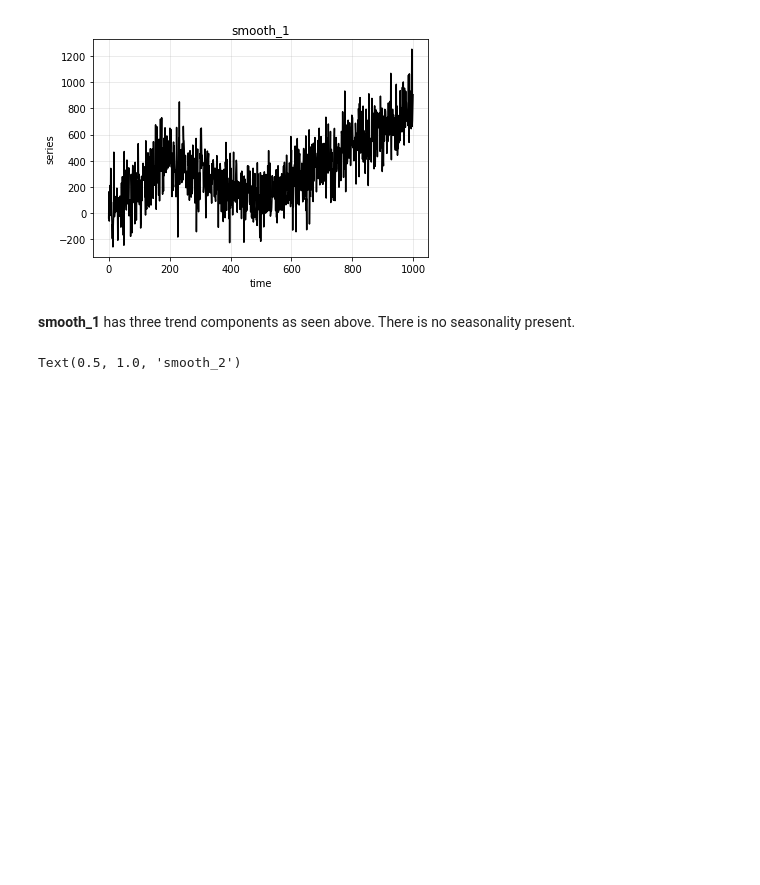
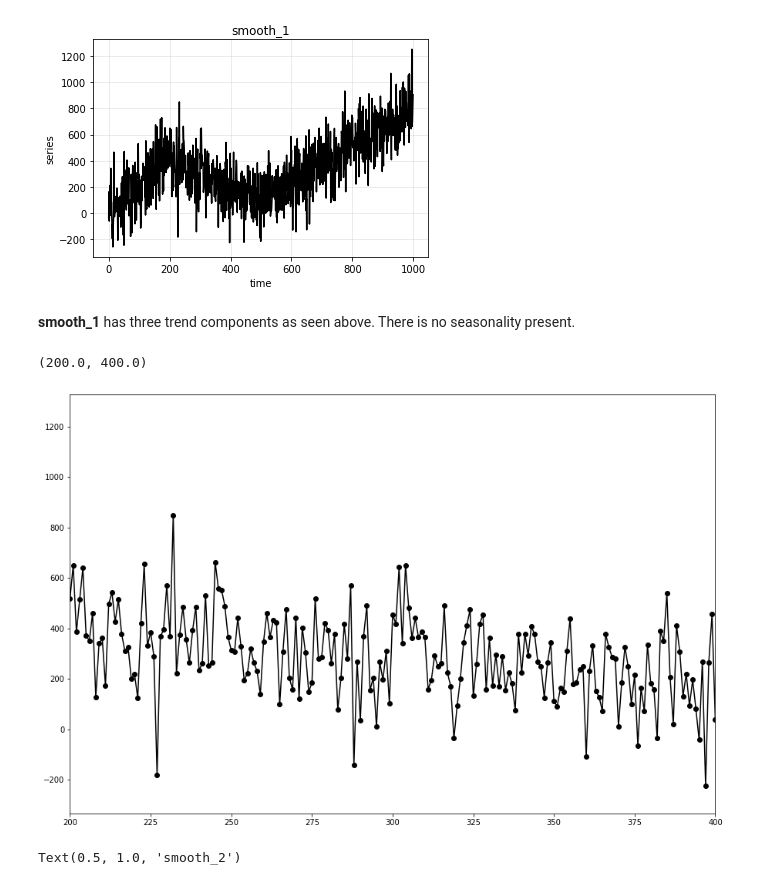
Before and after one commit to HyosikMoon/Coursera, a Jupyter notebook: Machine_Learning/Course6_Time_Series_and_Survival_Analysis/Smoothing/06d_DEMO_Smoothing.ipynb, the cells around one changed output. Drawn from its saved outputs; the diff is of its cells as text; code cells hidden in the pictures; blank space fills up the shorter version.

Commit message:
Time series, smoothing

```diff
--- a/Machine_Learning/Course6_Time_Series_and_Survival_Analysis/Smoothing/06d_DEMO_Smoothing.ipynb
+++ b/Machine_Learning/Course6_Time_Series_and_Survival_Analysis/Smoothing/06d_DEMO_Smoothing.ipynb
@@ -588,6 +588,13 @@ run_sequence_plot(mytime, smooth_1, title="smooth_1")
 [figure]
 # %% [markdown]
 **smooth_1** has three trend components as seen above. There is no seasonality present.
+# %%
+plt.figure(figsize=(15,10))
+plt.plot(smooth_1, 'k-o')
+plt.xlim(200,400)
+# %% [output]
+(200.0, 400.0)
+[figure, added]
 # %%
 plt.plot(smooth_2,'k')
 plt.title("smooth_2")
```
Also changed, not shown: parts of 11 cells of this notebook, 6 other files.
